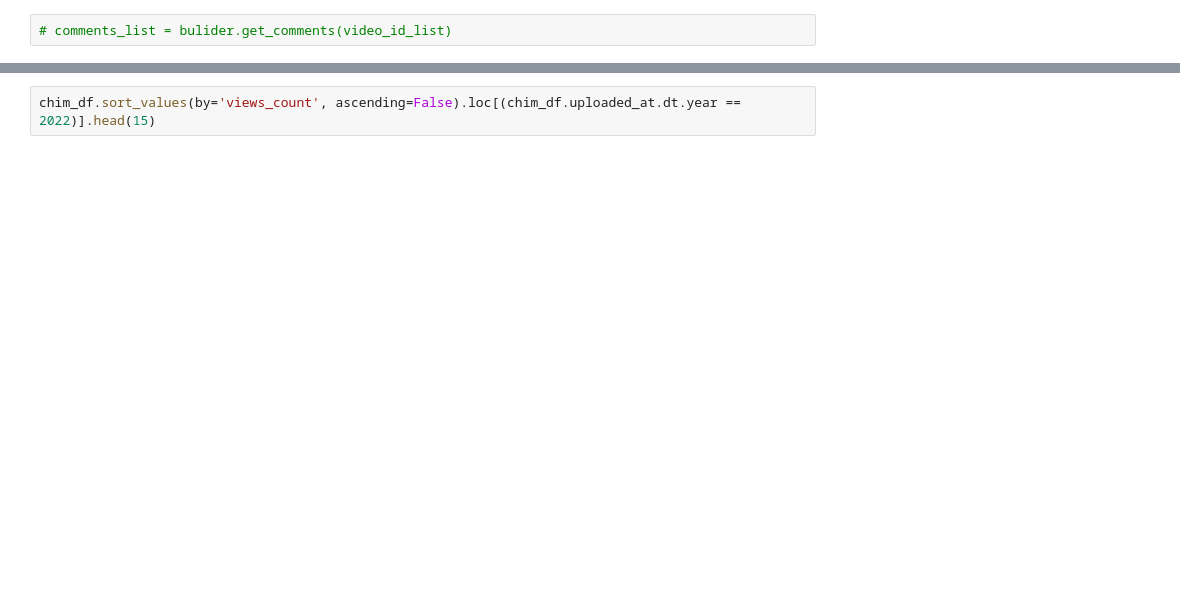
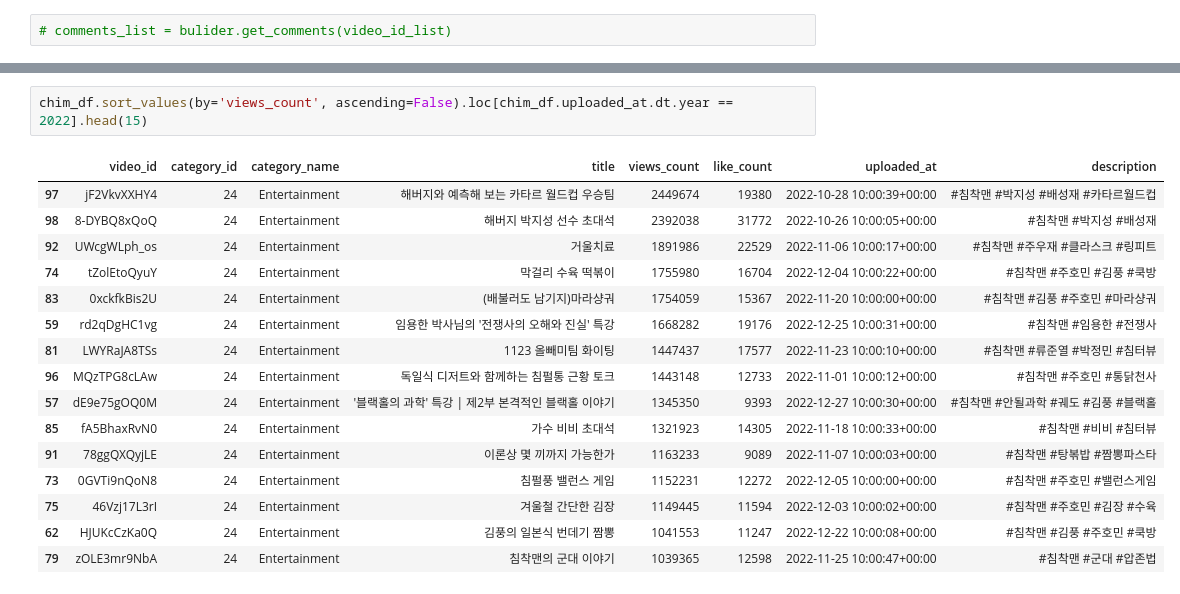
Before and after one commit to kimhyunso/coper-project, a Jupyter notebook: Main.ipynb, the cells around one changed output, grey strips where cells are left out. Drawn from its saved outputs; the diff is of its cells as text; blank space fills up the shorter version.

```diff
--- a/Main.ipynb
+++ b/Main.ipynb
@@ -46,3 +88,20 @@ plt.show()
 # %%
-chim_df.sort_values(by='views_count', ascending=False).loc[(chim_df.uploaded_at.dt.year == 2022)].head(15)
+chim_df.sort_values(by='views_count', ascending=False).loc[chim_df.uploaded_at.dt.year == 2022].head(15)
+# %% [output]
+|  | video_id | category_id | category_name | title | views_count | like_count | uploaded_at | description |
+| 97 | jF2VkvXXHY4 | 24 | Entertainment | 해버지와 예측해 보는 카타르 월드컵 우승팀 | 2449674 | 19380 | 2022-10-28 10:00:39+00:00 | #침착맨 #박지성 #배성재 #카타르월드컵 |
+| 98 | 8-DYBQ8xQoQ | 24 | Entertainment | 해버지 박지성 선수 초대석 | 2392038 | 31772 | 2022-10-26 10:00:05+00:00 | #침착맨 #박지성 #배성재 |
+| 92 | UWcgWLph_os | 24 | Entertainment | 거울치료 | 1891986 | 22529 | 2022-11-06 10:00:17+00:00 | #침착맨 #주우재 #클라스크 #링피트 |
+| 74 | tZolEtoQyuY | 24 | Entertainment | 막걸리 수육 떡볶이 | 1755980 | 16704 | 2022-12-04 10:00:22+00:00 | #침착맨 #주호민 #김풍 #쿡방 |
+| 83 | 0xckfkBis2U | 24 | Entertainment | (배불러도 남기지)마라샹궈 | 1754059 | 15367 | 2022-11-20 10:00:00+00:00 | #침착맨 #김풍 #주호민 #마라샹궈 |
+| 59 | rd2qDgHC1vg | 24 | Entertainment | 임용한 박사님의 '전쟁사의 오해와 진실' 특강 | 1668282 | 19176 | 2022-12-25 10:00:31+00:00 | #침착맨 #임용한 #전쟁사 |
+| 81 | LWYRaJA8TSs | 24 | Entertainment | 1123 올빼미팀 화이팅 | 1447437 | 17577 | 2022-11-23 10:00:10+00:00 | #침착맨 #류준열 #박정민 #침터뷰 |
+| 96 | MQzTPG8cLAw | 24 | Entertainment | 독일식 디저트와 함께하는 침펄통 근황 토크 | 1443148 | 12733 | 2022-11-01 10:00:12+00:00 | #침착맨 #주호민 #통닭천사 |
+| 57 | dE9e75gOQ0M | 24 | Entertainment | '블랙홀의 과학' 특강 | 제2부 본격적인 블랙홀 이야기 | 1345350 | 9393 | 2022-12-27 10:00:30+00:00 | #침착맨 #안될과학 #궤도 #김풍 #블랙홀 |
+| 85 | fA5BhaxRvN0 | 24 | Entertainment | 가수 비비 초대석 | 1321923 | 14305 | 2022-11-18 10:00:33+00:00 | #침착맨 #비비 #침터뷰 |
+| 91 | 78ggQXQyjLE | 24 | Entertainment | 이론상 몇 끼까지 가능한가 | 1163233 | 9089 | 2022-11-07 10:00:03+00:00 | #침착맨 #탕볶밥 #짬뽕파스타 |
+| 73 | 0GVTi9nQoN8 | 24 | Entertainment | 침펄풍 밸런스 게임 | 1152231 | 12272 | 2022-12-05 10:00:00+00:00 | #침착맨 #주호민 #밸런스게임 |
+| 75 | 46Vzj17L3rI | 24 | Entertainment | 겨울철 간단한 김장 | 1149445 | 11594 | 2022-12-03 10:00:02+00:00 | #침착맨 #주호민 #김장 #수육 |
+| 62 | HJUKcCzKa0Q | 24 | Entertainment | 김풍의 일본식 번데기 짬뽕 | 1041553 | 11247 | 2022-12-22 10:00:08+00:00 | #침착맨 #김풍 #주호민 #쿡방 |
+| 79 | zOLE3mr9NbA | 24 | Entertainment | 침착맨의 군대 이야기 | 1039365 | 12598 | 2022-11-25 10:00:47+00:00 | #침착맨 #군대 #압존법 |
 # %%
```
Also changed, not shown: parts of 9 cells of this notebook, 1 other file.
